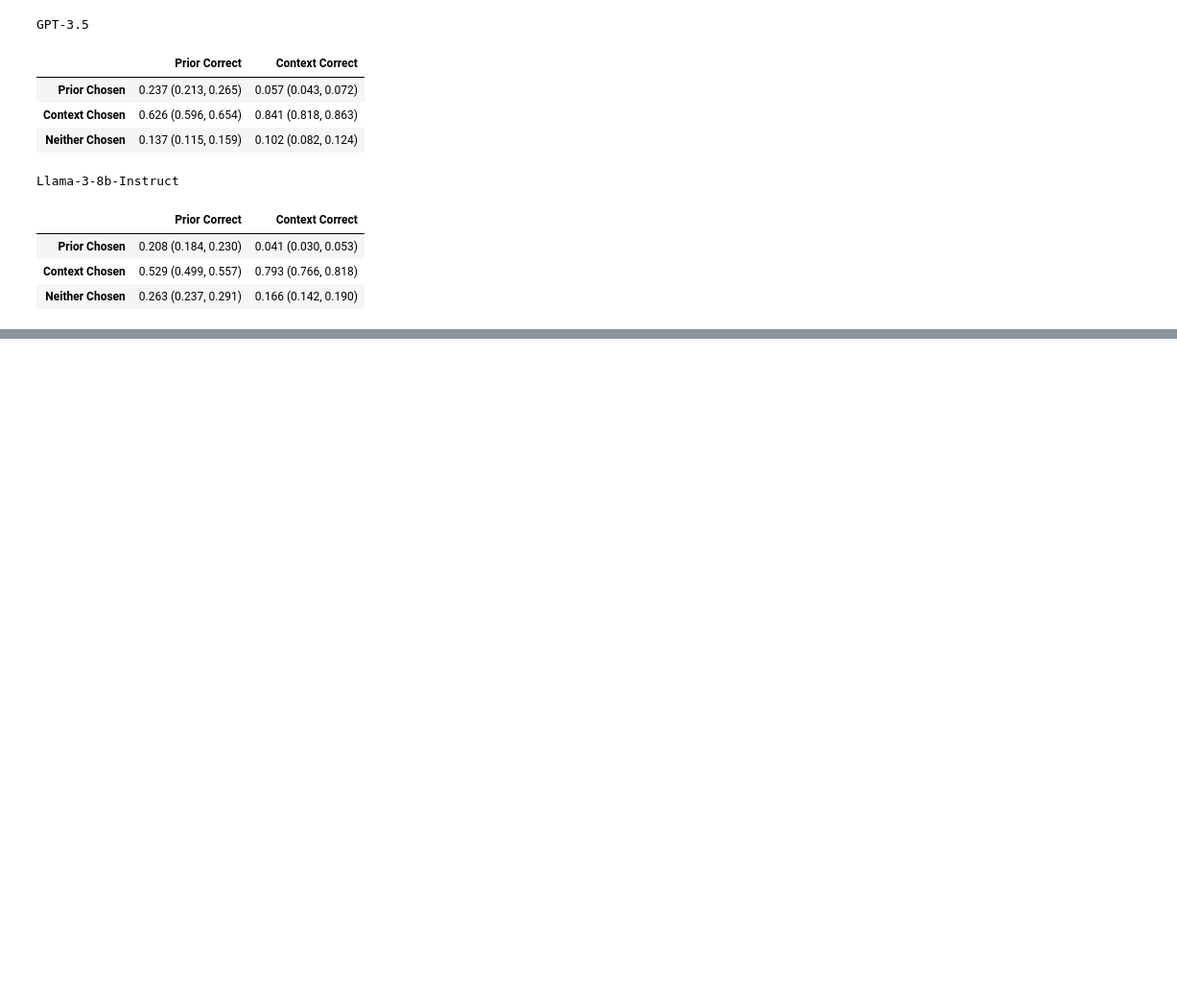
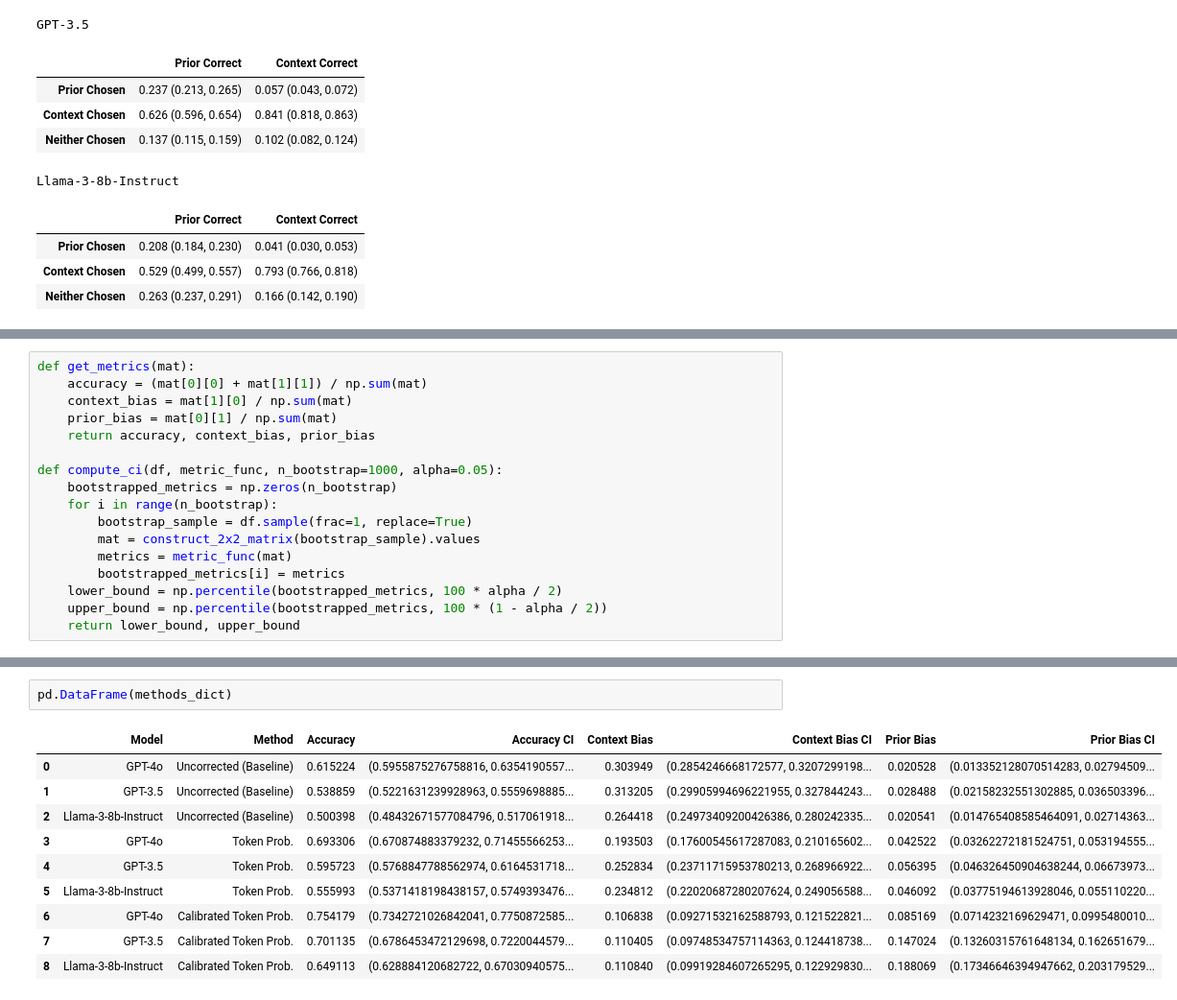
Before and after one commit to kevinwu23/StanfordClashEval, a Jupyter notebook: compute_metrics.ipynb, the cells around one changed output, grey strips where cells are left out. Shown at 96% size. Drawn from its saved outputs; the diff is of its cells as text; blank space fills up the shorter version.

```diff
--- a/compute_metrics.ipynb
+++ b/compute_metrics.ipynb
@@ -342,0 +349,17 @@ Llama-3-8b-Instruct
+# %%
+def get_metrics(mat):
+    accuracy = (mat[0][0] + mat[1][1]) / np.sum(mat)
+    context_bias = mat[1][0] / np.sum(mat)
+    prior_bias = mat[0][1] / np.sum(mat)
+    return accuracy, context_bias, prior_bias
+
+def compute_ci(df, metric_func, n_bootstrap=1000, alpha=0.05):
+    bootstrapped_metrics = np.zeros(n_bootstrap)
+    for i in range(n_bootstrap):
+        bootstrap_sample = df.sample(frac=1, replace=True)
+        mat = construct_2x2_matrix(bootstrap_sample).values
+        metrics = metric_func(mat)
+        bootstrapped_metrics[i] = metrics
+    lower_bound = np.percentile(bootstrapped_metrics, 100 * alpha / 2)
+    upper_bound = np.percentile(bootstrapped_metrics, 100 * (1 - alpha / 2))
+    return lower_bound, upper_bound
@@ -342,0 +461,13 @@ Llama-3-8b-Instruct
+# %%
+pd.DataFrame(methods_dict)
+# %% [output]
+|  | Model | Method | Accuracy | Accuracy CI | Context Bias | Context Bias CI | Prior Bias | Prior Bias CI |
+| 0 | GPT-4o | Uncorrected (Baseline) | 0.615224 | (0.5955875276758816, 0.6354190557... | 0.303949 | (0.2854246668172577, 0.3207299198... | 0.020528 | (0.013352128070514283, 0.02794509... |
+| 1 | GPT-3.5 | Uncorrected (Baseline) | 0.538859 | (0.5221631239928963, 0.5559698885... | 0.313205 | (0.29905994696221955, 0.327844243... | 0.028488 | (0.02158232551302885, 0.036503396... |
+| 2 | Llama-3-8b-Instruct | Uncorrected (Baseline) | 0.500398 | (0.48432671577084796, 0.517061918... | 0.264418 | (0.24973409200426386, 0.280242335... | 0.020541 | (0.014765408585464091, 0.02714363... |
+| 3 | GPT-4o | Token Prob. | 0.693306 | (0.670874883379232, 0.71455566253... | 0.193503 | (0.17600545617287083, 0.210165602... | 0.042522 | (0.03262272181524751, 0.053194555... |
+| 4 | GPT-3.5 | Token Prob. | 0.595723 | (0.5768847788562974, 0.6164531718... | 0.252834 | (0.23711715953780213, 0.268966922... | 0.056395 | (0.046326450904638244, 0.06673973... |
+| 5 | Llama-3-8b-Instruct | Token Prob. | 0.555993 | (0.5371418198438157, 0.5749393476... | 0.234812 | (0.22020687280207624, 0.249056588... | 0.046092 | (0.03775194613928046, 0.055110220... |
+| 6 | GPT-4o | Calibrated Token Prob. | 0.754179 | (0.7342721026842041, 0.7750872585... | 0.106838 | (0.09271532162588793, 0.121522821... | 0.085169 | (0.0714232169629471, 0.0995480010... |
+| 7 | GPT-3.5 | Calibrated Token Prob. | 0.701135 | (0.6786453472129698, 0.7220044579... | 0.110405 | (0.09748534757114363, 0.124418738... | 0.147024 | (0.13260315761648134, 0.162651679... |
+| 8 | Llama-3-8b-Instruct | Calibrated Token Prob. | 0.649113 | (0.628884120682722, 0.67030940575... | 0.110840 | (0.09919284607265295, 0.122929830... | 0.188069 | (0.17346646394947662, 0.203179529... |
```
Also changed, not shown: parts of 5 cells of this notebook.
